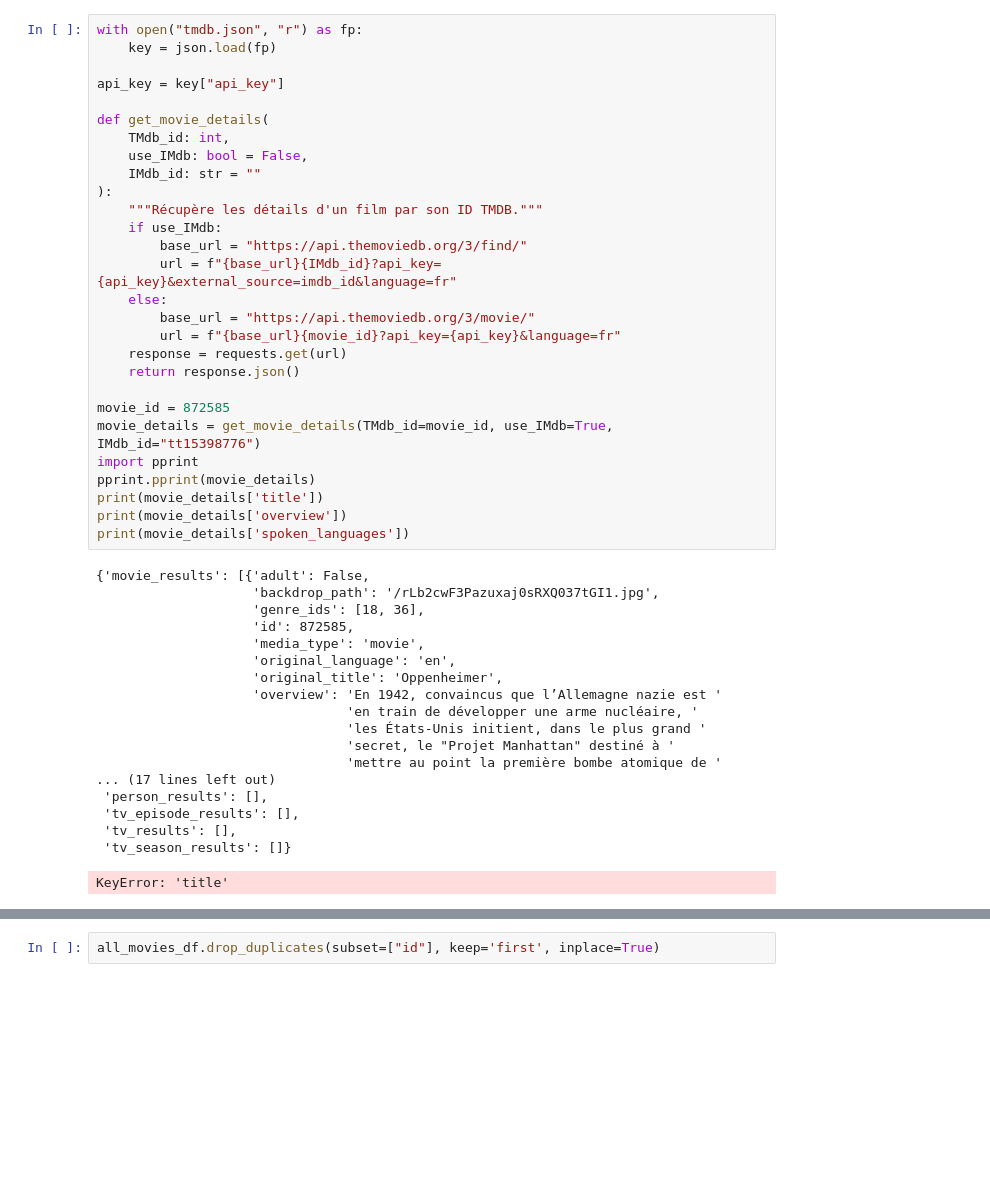
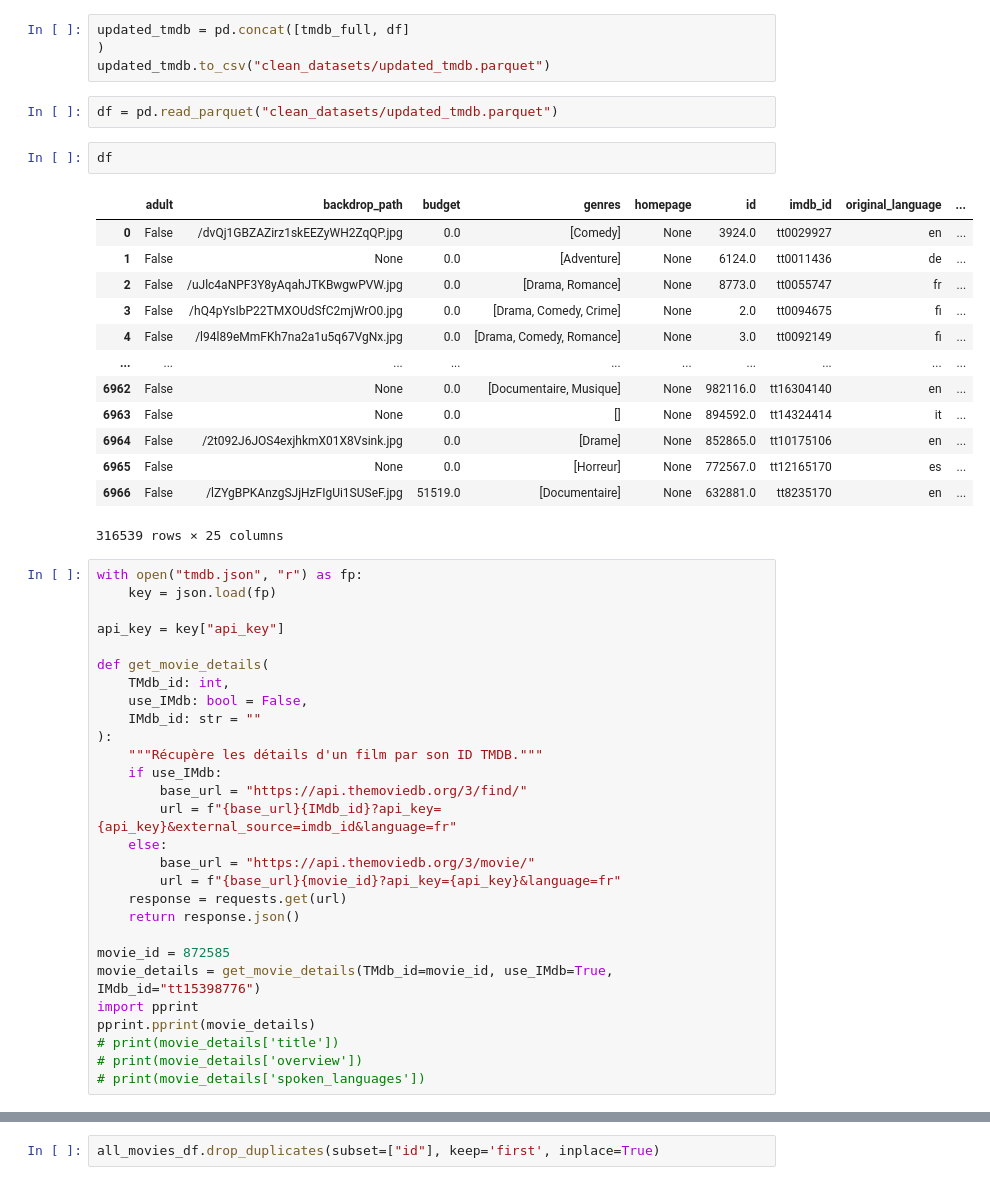
Before and after one commit to Morgan-DCL/project_2, a Jupyter notebook: api_tmdb.ipynb, the cells around one changed output, grey strips where cells are left out. Cells and saved outputs as stored; diff of their text form; blank space fills up the shorter version.

```diff
--- a/api_tmdb.ipynb
+++ b/api_tmdb.ipynb
@@ -7,3 +111,25 @@ pd.set_option('display.max_columns', None)
+# %%
+updated_tmdb = pd.concat([tmdb_full, df]
+)
+updated_tmdb.to_csv("clean_datasets/updated_tmdb.parquet")
+# %%
+df = pd.read_parquet("clean_datasets/updated_tmdb.parquet")
+# %%
+df
+# %% [output]
+|  | adult | backdrop_path | budget | genres | homepage | id | imdb_id | original_language | ... |
+| 0 | False | /dvQj1GBZAZirz1skEEZyWH2ZqQP.jpg | 0.0 | [Comedy] | None | 3924.0 | tt0029927 | en | ... |
+| 1 | False | None | 0.0 | [Adventure] | None | 6124.0 | tt0011436 | de | ... |
+| 2 | False | /uJlc4aNPF3Y8yAqahJTKBwgwPVW.jpg | 0.0 | [Drama, Romance] | None | 8773.0 | tt0055747 | fr | ... |
+| 3 | False | /hQ4pYsIbP22TMXOUdSfC2mjWrO0.jpg | 0.0 | [Drama, Comedy, Crime] | None | 2.0 | tt0094675 | fi | ... |
+| 4 | False | /l94l89eMmFKh7na2a1u5q67VgNx.jpg | 0.0 | [Drama, Comedy, Romance] | None | 3.0 | tt0092149 | fi | ... |
+| ... | ... | ... | ... | ... | ... | ... | ... | ... | ... |
+| 6962 | False | None | 0.0 | [Documentaire, Musique] | None | 982116.0 | tt16304140 | en | ... |
+| 6963 | False | None | 0.0 | [] | None | 894592.0 | tt14324414 | it | ... |
+| 6964 | False | /2t092J6JOS4exjhkmX01X8Vsink.jpg | 0.0 | [Drame] | None | 852865.0 | tt10175106 | en | ... |
+| 6965 | False | None | 0.0 | [Horreur] | None | 772567.0 | tt12165170 | es | ... |
+| 6966 | False | /lZYgBPKAnzgSJjHzFIgUi1SUSeF.jpg | 51519.0 | [Documentaire] | None | 632881.0 | tt8235170 | en | ... |
+316539 rows × 25 columns
 # %%
 with open("tmdb.json", "r") as fp:
     key = json.load(fp)
@@ -29,28 +155,9 @@ movie_id = 872585
 movie_details = get_movie_details(TMdb_id=movie_id, use_IMdb=True, IMdb_id="tt15398776")
 import pprint
 pprint.pprint(movie_details)
-print(movie_details['title'])
-print(movie_details['overview'])
-print(movie_details['spoken_languages'])
+# print(movie_details['title'])
+# print(movie_details['overview'])
+# print(movie_details['spoken_languages'])
-# %% [output]
-{'movie_results': [{'adult': False,
-                    'backdrop_path': '/rLb2cwF3Pazuxaj0sRXQ037tGI1.jpg',
-                    'genre_ids': [18, 36],
-                    'id': 872585,
-                    'media_type': 'movie',
-                    'original_language': 'en',
-                    'original_title': 'Oppenheimer',
-                    'overview': 'En 1942, convaincus que l’Allemagne nazie est '
-                                'en train de développer une arme nucléaire, '
-                                'les États-Unis initient, dans le plus grand '
-                                'secret, le "Projet Manhattan" destiné à '
-                                'mettre au point la première bombe atomique de '
-... (17 lines left out)
- 'person_results': [],
- 'tv_episode_results': [],
- 'tv_results': [],
- 'tv_season_results': []}
-KeyError: 'title'
 # %%
 
 def get_urls() -> dict:
```
Also changed, not shown: parts of 18 cells of this notebook, 6 other files.
